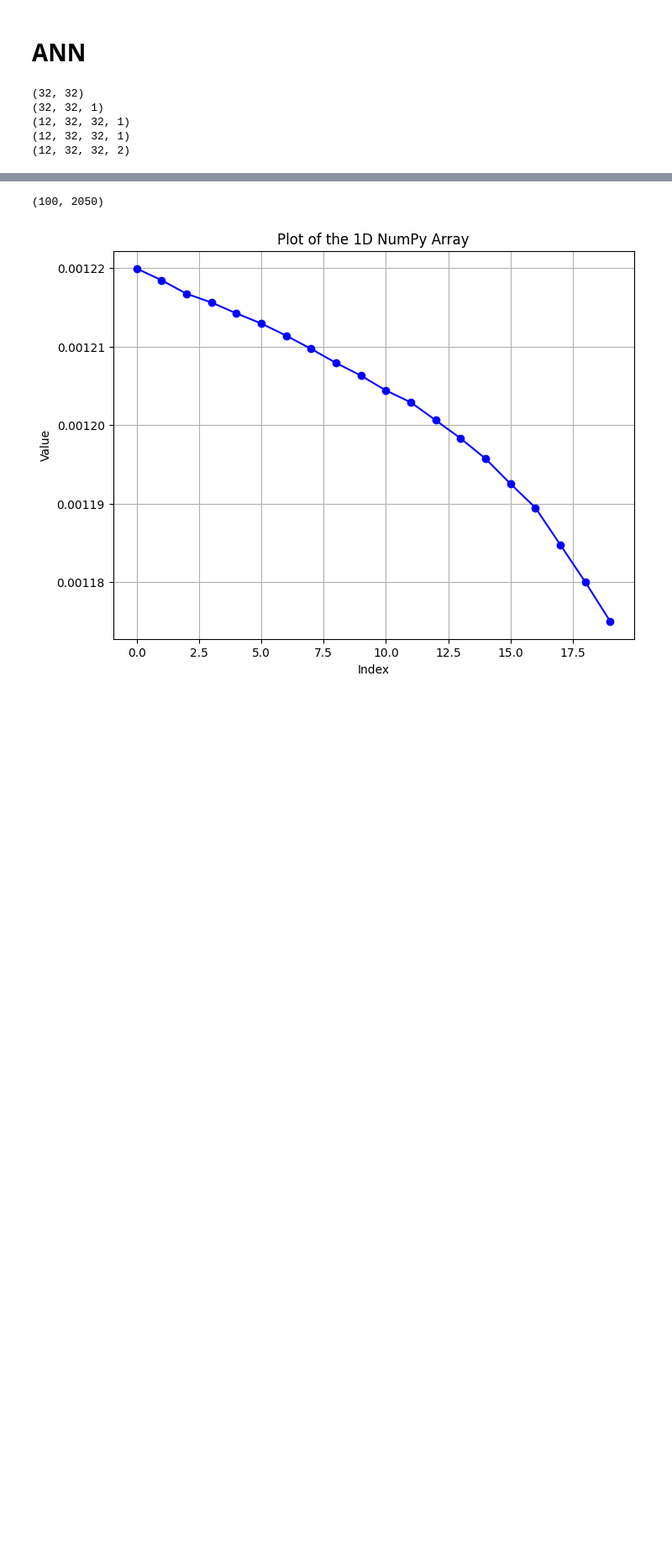
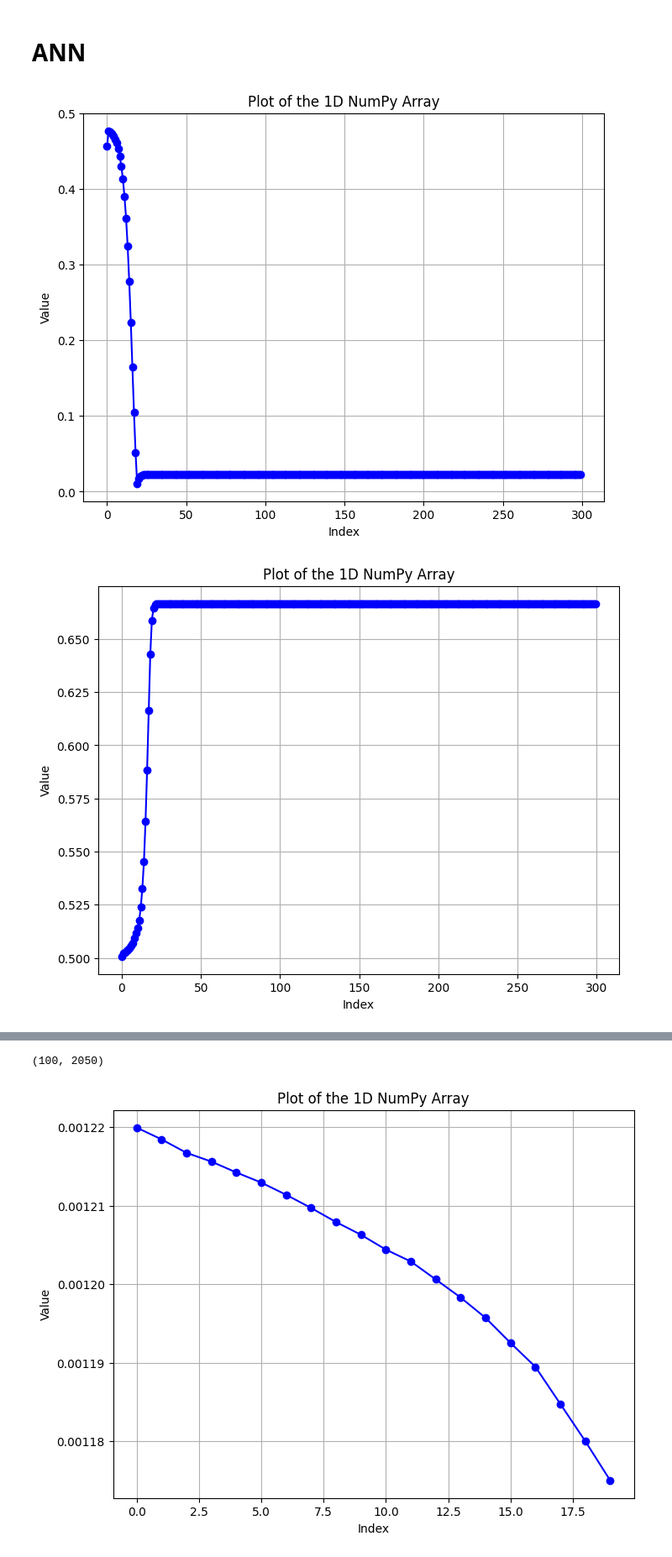
Before and after one commit to PeHaash/CRSA-0.3, a Jupyter notebook: notebooks/phase1.ipynb, the cells around one changed output, grey strips where cells are left out. Shown at 84% size. Cells and saved outputs as stored; diff of their text form; code cells hidden in the pictures; blank space fills up the shorter version.

Commit message:
Training with taper sounds is happening, but ... it don't trains good

```diff
--- a/notebooks/phase1.ipynb
+++ b/notebooks/phase1.ipynb
@@ -538,7 +535,8 @@ Generator.summary()
 Surrogate.summary()
 # %%
 #@title train_surrogate ❗
-def train_surrogate(detenvi, surrogate, generator, optimizer, loss_function, surrogate_batch_count):
+def train_surrogate(detenvi, surrogate, generator, optimizer, loss_function, surrogate_batch_count, optimizer_gn):
+  generator_target = tf.ones((surrogate_batch_count,NumberOfObjetives), dtype = tf.float64)
   input_grid_np = make_grid()                                           # numpy:  (Size, Size)
   inp_grid_tensor = grid_numpy_to_tensor(input_grid_np)                 # tensor: (Size, Size, Feature)
   input_grid_tensor_stacked = tf.tile(tf.expand_dims(inp_grid_tensor, 0), [surrogate_batch_count, 1, 1, 1])
@@ -551,21 +549,40 @@ def train_surrogate(detenvi, surrogate, generator, optimizer, loss_function, sur
   input_to_surrogate = tf.concat([input_grid_tensor_stacked, generator_output], axis=-1)
                                                                         # tensor: (N, Size, Size, F + D)
   detenvi_output = detenvi.ImplementAndEvaluateOnBatch(input_grid_np, generator_output, surrogate_batch_count)
-                                                                        # tensor: (N, NumberOfObjectives) + target output
+                                                                        # tensor: (N, NumberOfObjetives) + target output
   with tf.GradientTape() as tape:
     surrogate_output = surrogate(input_to_surrogate,training=True)      # tensor: (N, NumberOfObjectives) + predicted output
     loss = loss_function(detenvi_output, surrogate_output)
   gradients = tape.gradient(loss, surrogate.trainable_variables)
   optimizer.apply_gradients(zip(gradients, surrogate.trainable_variables))
-  print(loss)
+
+  # return loss.numpy()
+  ### train generator
+  with tf.GradientTape() as tape:
+    ph_generator_output = generator(input_to_generator, training=True)
+    inp_to_surr =  tf.concat([input_grid_tensor_stacked, ph_generator_output], axis=-1)
+    surrogate_output = surrogate(inp_to_surr)
+    loss_gn = loss_function(generator_target, surrogate_output)
+  gradients_gn = tape.gradient(loss_gn, generator.trainable_variables)
+  optimizer_gn.apply_gradients(zip(gradients_gn, generator.trainable_variables))
+
+  return loss, loss_gn
 
 
+
+GeneratorOptimizer =  tf.keras.optimizers.Adam()
 optimizer = tf.keras.optimizers.Adam()
 lss_fnction = tf.keras.losses.MeanAbsoluteError()
-train_surrogate(Detenvi, Surrogate, Generator, optimizer, lss_fnction, surrogate_batch_count= 12)
+# train_surrogate(Detenvi, Surrogate, Generator, optimizer, lss_fnction, surrogate_batch_count= 12)
-# %% [output]
-(32, 32)
-(32, 32, 1)
-(12, 32, 32, 1)
-(12, 32, 32, 1)
-(12, 32, 32, 2)
+# %%
+epocccc = 300
+ss = np.zeros(epocccc)
+gnn = np.zeros(epocccc)
+for i in range(epocccc):
+  ss[i],gnn[i] = train_surrogate(Detenvi, Surrogate, Generator, optimizer, lss_fnction, surrogate_batch_count= 12,optimizer_gn = GeneratorOptimizer)
+
+plot_array(ss)
+plot_array(gnn)
+# %% [output]
+[figure, added]
+[figure, added]
```
Also changed, not shown: parts of 4 cells of this notebook.
